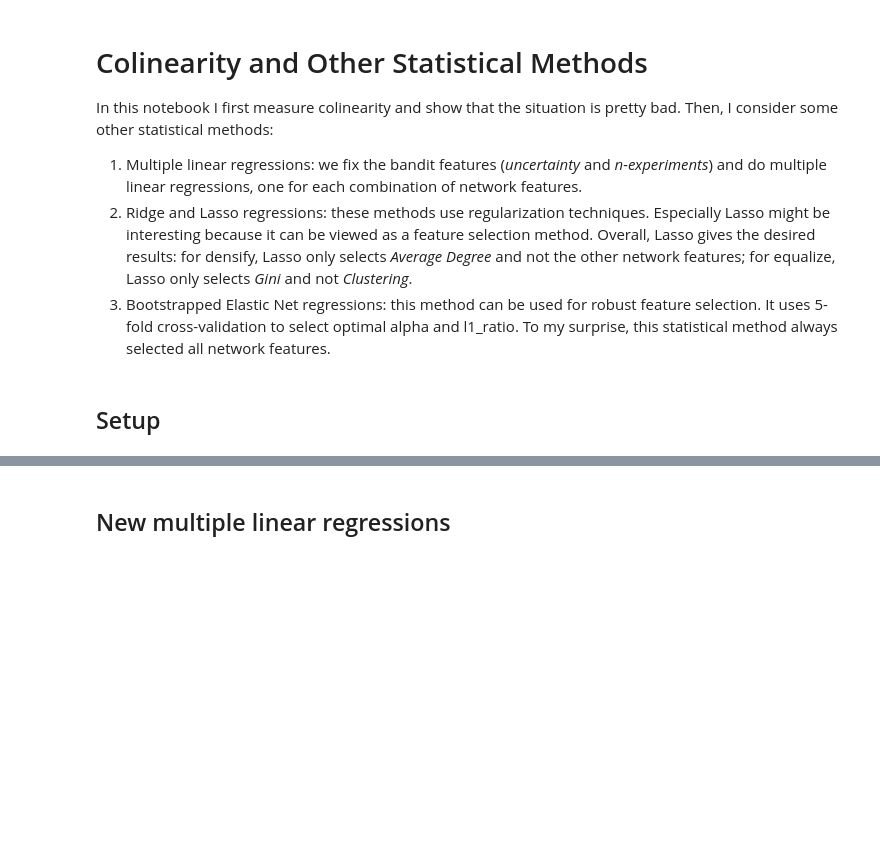
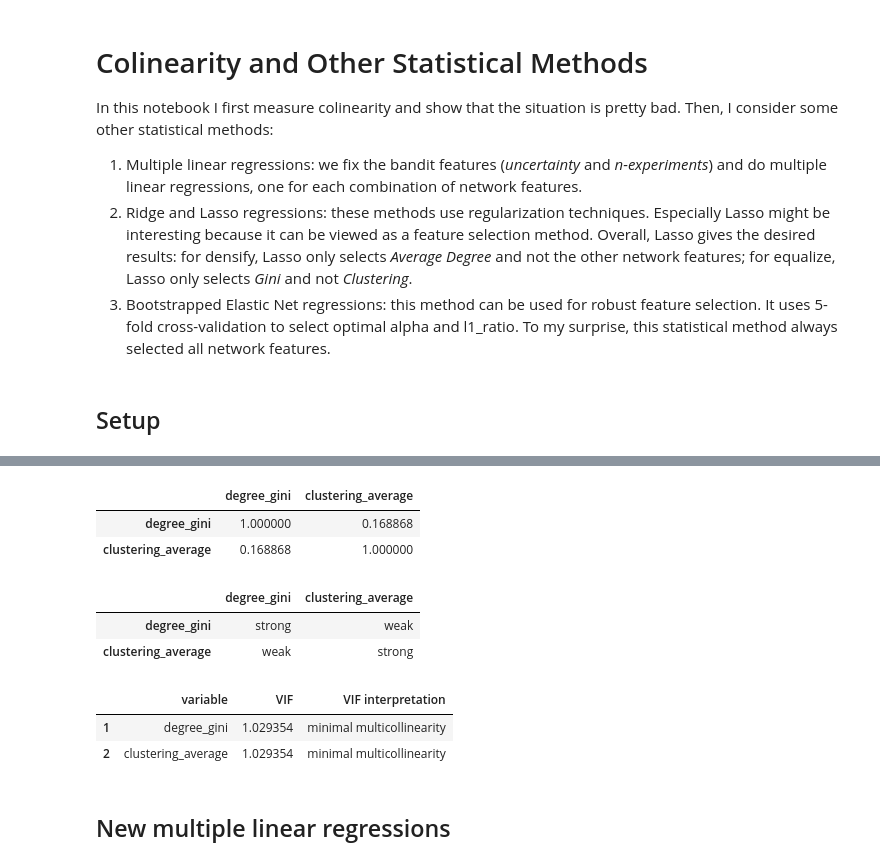
Before and after one commit to HeinDuijf/NetworkInequality, a Jupyter notebook: playground_stats.ipynb, the cells around one changed output, grey strips where cells are left out. Saved outputs shown, nothing was run; the diff lists cells and outputs as text; code cells hidden in the pictures; blank space fills up the shorter version.

```diff
--- a/playground_stats.ipynb
+++ b/playground_stats.ipynb
@@ -96,3 +125,18 @@ VIF Interpretation:
+# %%
+df_equalize = pd.read_csv("data/simulation_equalize.csv")
+network_features = ["degree_gini", "clustering_average"]
+compute_correlations(df_equalize, columns_corr=network_features)
+compute_vif(df_equalize, columns_corr=network_features)
+# %% [output]
+|  | degree_gini | clustering_average |
+| degree_gini | 1.000000 | 0.168868 |
+| clustering_average | 0.168868 | 1.000000 |
+|  | degree_gini | clustering_average |
+| degree_gini | strong | weak |
+| clustering_average | weak | strong |
+|  | variable | VIF | VIF interpretation |
+| 1 | degree_gini | 1.029354 | minimal multicollinearity |
+| 2 | clustering_average | 1.029354 | minimal multicollinearity |
 # %% [markdown]
 ## New multiple linear regressions
 # %%
```
Also changed, not shown: parts of 23 cells of this notebook.
